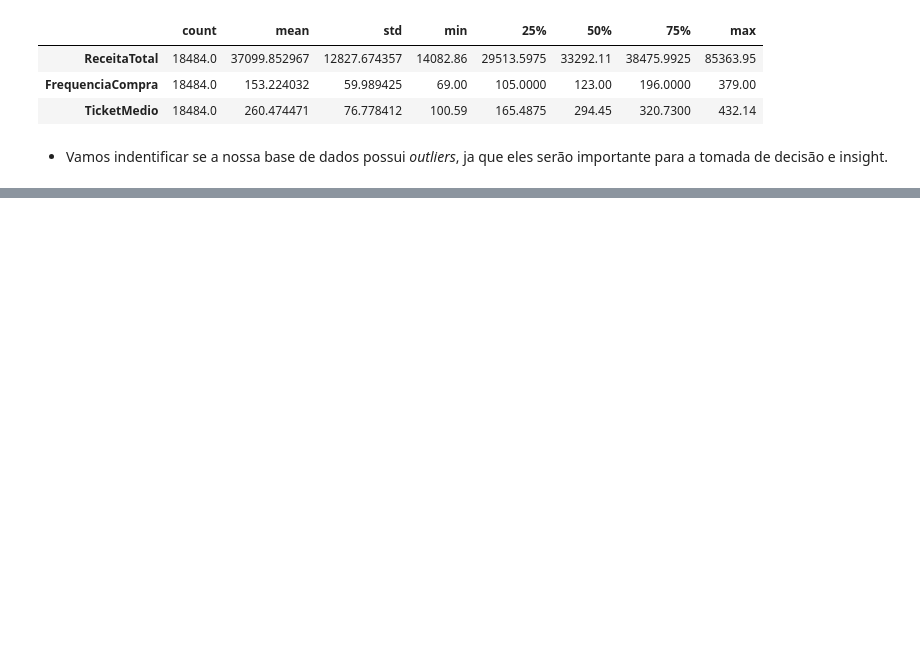
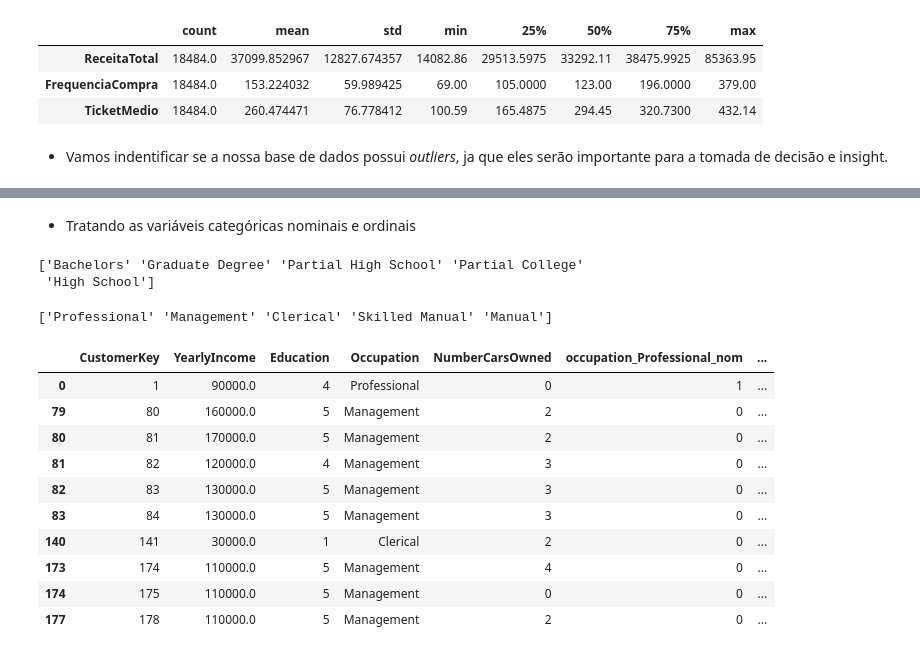
Before and after one commit to thiagonoobre/Customer-Insights-Segmentation-KMeans, a Jupyter notebook: Exploração_Análise_de_Dados_de_Vendas.ipynb, the cells around one changed output, grey strips where cells are left out. Saved outputs shown, nothing was run; the diff lists cells and outputs as text; code cells hidden in the pictures; blank space fills up the shorter version.

Commit message:
tratando demography_df

```diff
--- a/Exploração_Análise_de_Dados_de_Vendas.ipynb
+++ b/Exploração_Análise_de_Dados_de_Vendas.ipynb
@@ -524,0 +718,47 @@ Limite_superior_freq = Q3_freq + 1.5 * IQR_freq
+# %% [markdown]
+- Tratando as variáveis categóricas nominais e ordinais
+# %%
+# categorico ordinal
+educations = demography_df['Education'].unique()
+print(educations)
+# %% [output]
+['Bachelors' 'Graduate Degree' 'Partial High School' 'Partial College'
+ 'High School']
+# %%
+# categorias
+education_categories ={
+    'Partial High School': 1,
+    'High School': 2,
+    'Partial College': 3,
+    'Bachelors': 4,
+    'Graduate Degree': 5,
+
+}
+# %%
+# adcionado os dados
+demography_df['Education'] = demography_df['Education'].apply(lambda level: education_categories[level])
+# %%
+# categorico nominal
+occupations = demography_df['Occupation'].unique()
+print(occupations)
+# %% [output]
+['Professional' 'Management' 'Clerical' 'Skilled Manual' 'Manual']
+# %%
+# adcionando dados
+
+for occupation in occupations:
+  demography_df[f'occupation_{occupation}_nom'] = demography_df['Occupation'].apply(lambda x: 1 if x == occupation else 0)
+# %%
+demography_df.head(10)
+# %% [output]
+|  | CustomerKey | YearlyIncome | Education | Occupation | NumberCarsOwned | occupation_Professional_nom | ... |
+| 0 | 1 | 90000.0 | 4 | Professional | 0 | 1 | ... |
+| 79 | 80 | 160000.0 | 5 | Management | 2 | 0 | ... |
+| 80 | 81 | 170000.0 | 5 | Management | 2 | 0 | ... |
+| 81 | 82 | 120000.0 | 4 | Management | 3 | 0 | ... |
+| 82 | 83 | 130000.0 | 5 | Management | 3 | 0 | ... |
+| 83 | 84 | 130000.0 | 5 | Management | 3 | 0 | ... |
+| 140 | 141 | 30000.0 | 1 | Clerical | 2 | 0 | ... |
+| 173 | 174 | 110000.0 | 5 | Management | 4 | 0 | ... |
+| 174 | 175 | 110000.0 | 5 | Management | 0 | 0 | ... |
+| 177 | 178 | 110000.0 | 5 | Management | 2 | 0 | ... |
```
Also changed, not shown: parts of 39 cells of this notebook.
